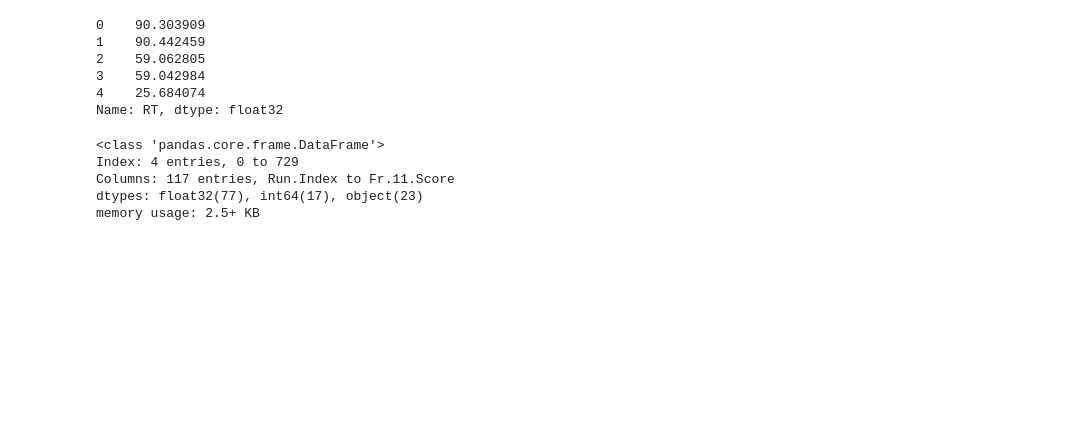
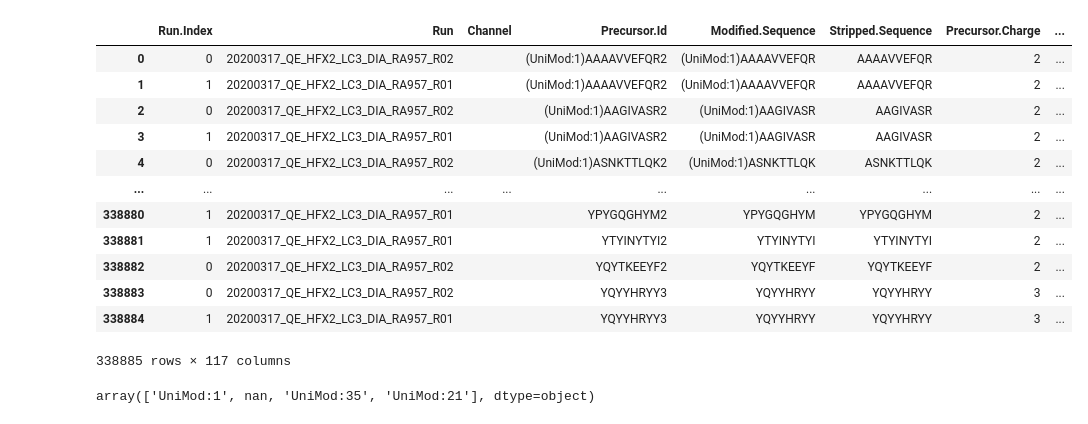
Before and after one commit to 5h4ng/DIA-Aspire-rescore, a Jupyter notebook: notebooks/explore_diann2_report.ipynb, the cells around one changed output. Cells and saved outputs as stored; diff of their text form; code cells hidden in the pictures; blank space fills up the shorter version.

```diff
--- a/notebooks/explore_diann2_report.ipynb
+++ b/notebooks/explore_diann2_report.ipynb
@@ -1,23 +3,22 @@
 # %%
-import pandas as pd
-
-df = pd.read_parquet("/data/48/zshang/DIA-Aspire-Rescore/data/lib-base-result-first-pass.parquet")
+df_diann = pd.read_parquet("../data/raw/SYS026_RA957/DDA_SYSMHC_bynam/lib-base-result-first-pass.parquet")
+df_diann
+# %% [output]
+|  | Run.Index | Run | Channel | Precursor.Id | Modified.Sequence | Stripped.Sequence | Precursor.Charge | ... |
+| 0 | 0 | 20200317_QE_HFX2_LC3_DIA_RA957_R02 |  | (UniMod:1)AAAAVVEFQR2 | (UniMod:1)AAAAVVEFQR | AAAAVVEFQR | 2 | ... |
+| 1 | 1 | 20200317_QE_HFX2_LC3_DIA_RA957_R01 |  | (UniMod:1)AAAAVVEFQR2 | (UniMod:1)AAAAVVEFQR | AAAAVVEFQR | 2 | ... |
+| 2 | 0 | 20200317_QE_HFX2_LC3_DIA_RA957_R02 |  | (UniMod:1)AAGIVASR2 | (UniMod:1)AAGIVASR | AAGIVASR | 2 | ... |
+| 3 | 1 | 20200317_QE_HFX2_LC3_DIA_RA957_R01 |  | (UniMod:1)AAGIVASR2 | (UniMod:1)AAGIVASR | AAGIVASR | 2 | ... |
+| 4 | 0 | 20200317_QE_HFX2_LC3_DIA_RA957_R02 |  | (UniMod:1)ASNKTTLQK2 | (UniMod:1)ASNKTTLQK | ASNKTTLQK | 2 | ... |
+| ... | ... | ... | ... | ... | ... | ... | ... | ... |
+| 338880 | 1 | 20200317_QE_HFX2_LC3_DIA_RA957_R01 |  | YPYGQGHYM2 | YPYGQGHYM | YPYGQGHYM | 2 | ... |
+| 338881 | 1 | 20200317_QE_HFX2_LC3_DIA_RA957_R01 |  | YTYINYTYI2 | YTYINYTYI | YTYINYTYI | 2 | ... |
+| 338882 | 0 | 20200317_QE_HFX2_LC3_DIA_RA957_R02 |  | YQYTKEEYF2 | YQYTKEEYF | YQYTKEEYF | 2 | ... |
+| 338883 | 0 | 20200317_QE_HFX2_LC3_DIA_RA957_R02 |  | YQYYHRYY3 | YQYYHRYY | YQYYHRYY | 3 | ... |
+| 338884 | 1 | 20200317_QE_HFX2_LC3_DIA_RA957_R01 |  | YQYYHRYY3 | YQYYHRYY | YQYYHRYY | 3 | ... |
+338885 rows × 117 columns
-# %%
-df["RT"].head()
-# %% [output]
-0    90.303909
-1    90.442459
-2    59.062805
-3    59.042984
-4    25.684074
-Name: RT, dtype: float32
-# %%
-# drop index, to parquet
-df.iloc[[0, 113, 726, 729]].to_parquet("/data/48/zshang/DIA-Aspire-Rescore/tests/test_data/test_diann2.parquet")
-df.iloc[[0, 113, 726, 729]].info()
-# %% [output]
-<class 'pandas.core.frame.DataFrame'>
-Index: 4 entries, 0 to 729
-Columns: 117 entries, Run.Index to Fr.11.Score
-dtypes: float32(77), int64(17), object(23)
-memory usage: 2.5+ KB
+# %%
+# modification, fetch all string contained in [aa]()
+df_diann["Precursor.Id"].str.extract(r"\((.*?)\)")[0].unique()
+# %% [output]
+array(['UniMod:1', nan, 'UniMod:35', 'UniMod:21'], dtype=object)
```
Also changed, not shown: parts of 1 cell of this notebook, 5 other files.
